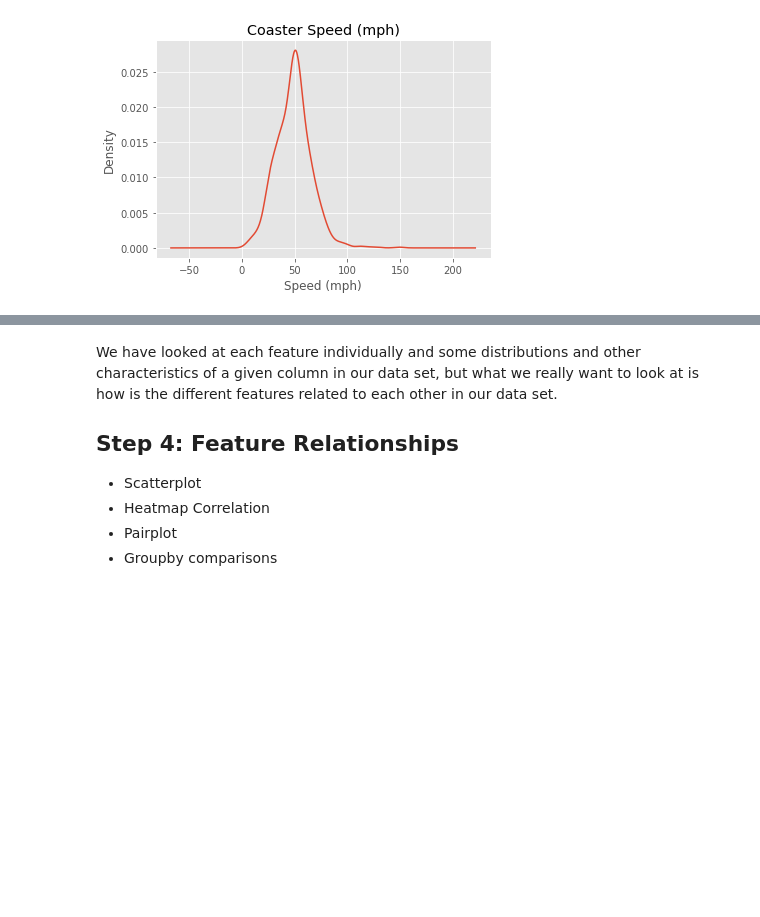
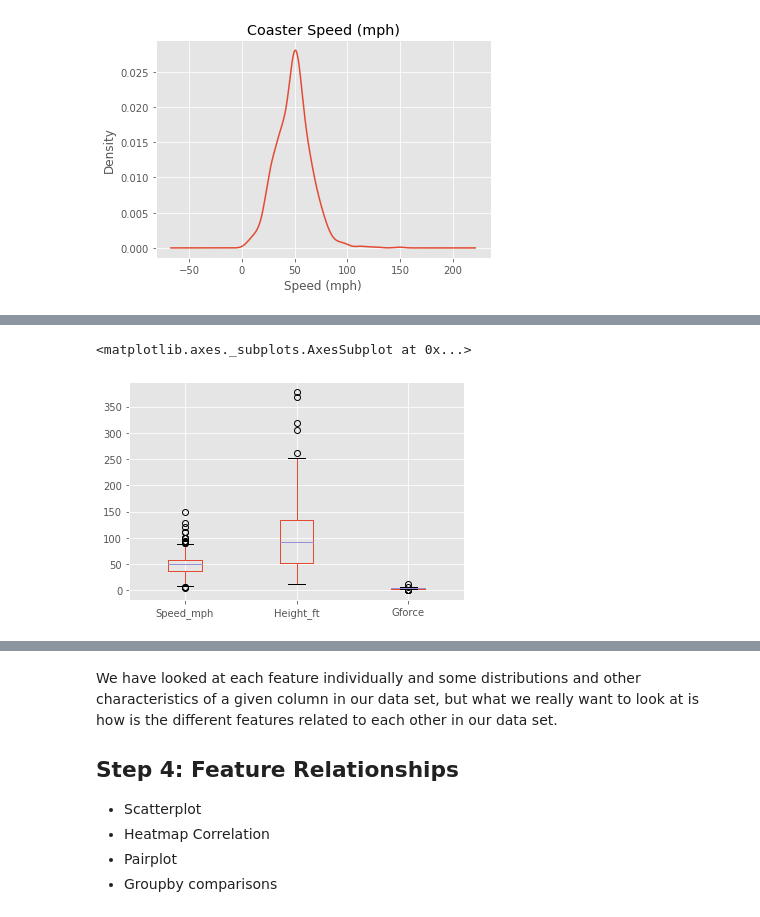
Before and after one commit to bobmsun/CertifiedPythonProgrammer, a Jupyter notebook: exploratory_data_analysis/intro_to_exploratory_data_analysis_rob_mulla/Introduction to Exploratory Data Analysis.ipynb, the cells around one changed output, grey strips where cells are left out. Cells and saved outputs as stored; diff of their text form; code cells hidden in the pictures; blank space fills up the shorter version.

```diff
--- a/exploratory_data_analysis/intro_to_exploratory_data_analysis_rob_mulla/Introduction to Exploratory Data Analysis.ipynb
+++ b/exploratory_data_analysis/intro_to_exploratory_data_analysis_rob_mulla/Introduction to Exploratory Data Analysis.ipynb
@@ -385,3 +425,8 @@ Text(0.5, 0, 'Speed (mph)')
+# %%
+df[['Speed_mph', 'Height_ft', 'Gforce']].plot(kind='box')
+# %% [output]
+<matplotlib.axes._subplots.AxesSubplot at 0x...>
+[figure, added]
 # %% [markdown]
 #### Step 3 总结 (Feature Understanding, Univarite analysis 单变量的分析)
 
```
Also changed, not shown: parts of 11 cells of this notebook, 7 other files.
